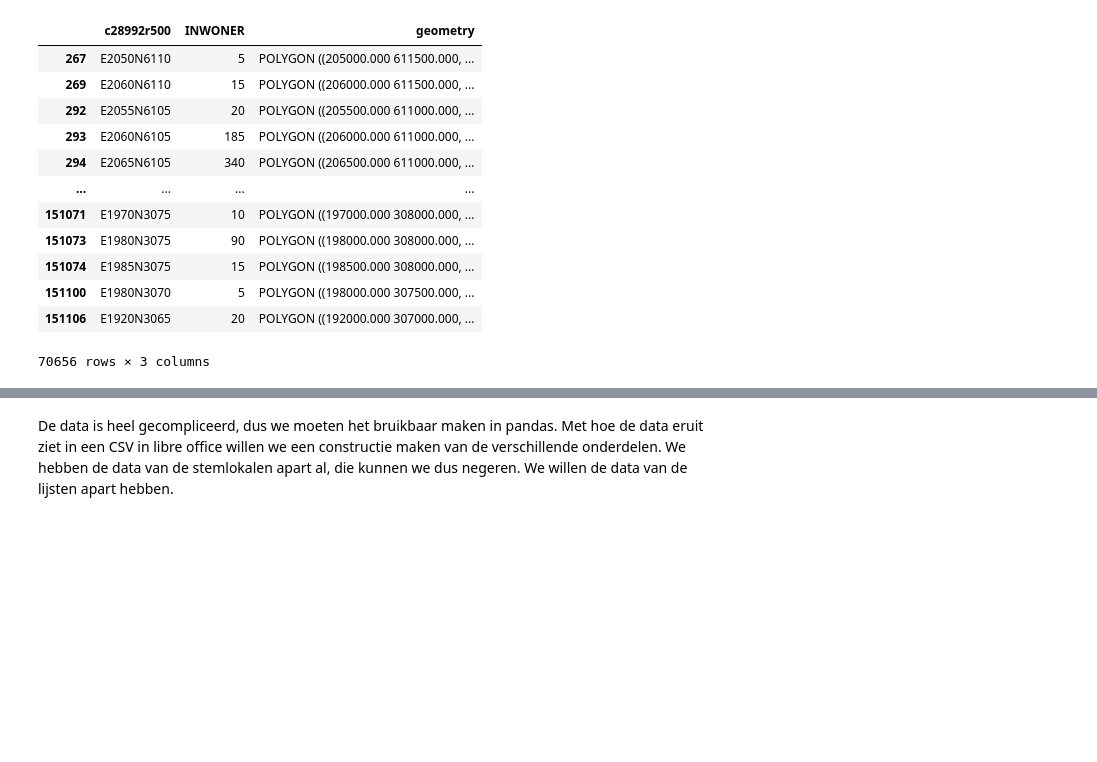
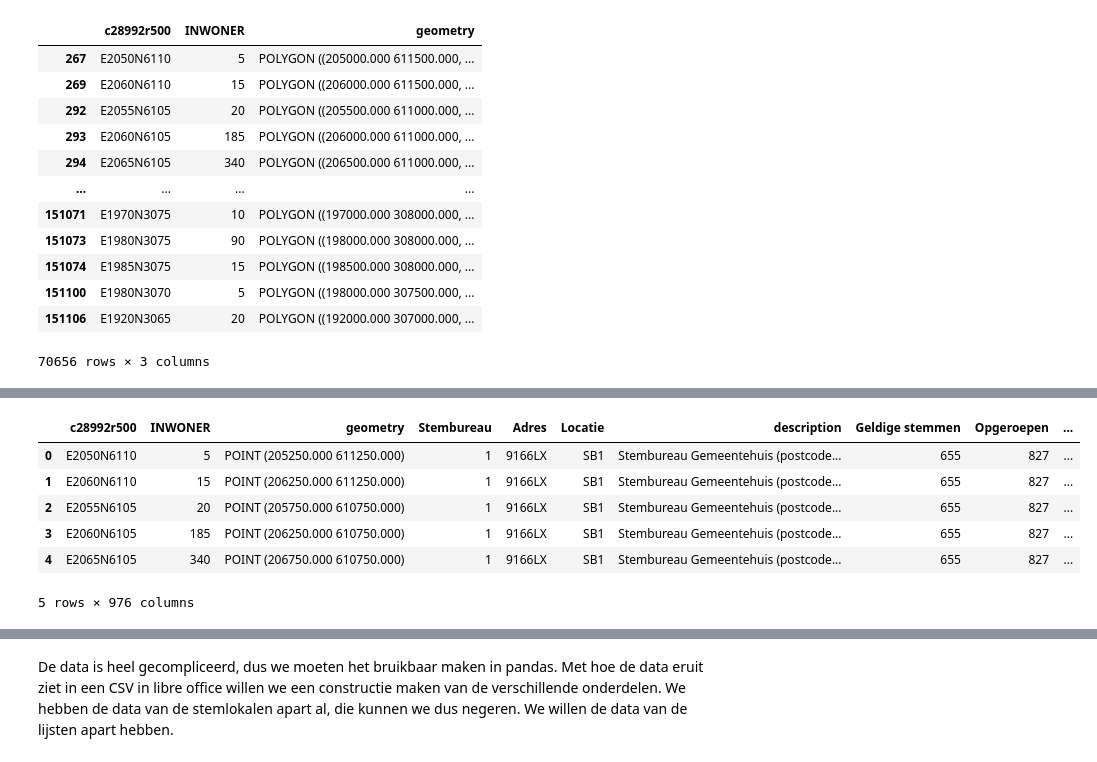
Before and after one commit to openstate/stembureau-meting, a Jupyter notebook: jupyter/stembureau_data.ipynb, the cells around one changed output, grey strips where cells are left out. Cells and saved outputs as stored; diff of their text form; code cells hidden in the pictures; blank space fills up the shorter version.

```diff
--- a/jupyter/stembureau_data.ipynb
+++ b/jupyter/stembureau_data.ipynb
@@ -238,0 +313,34 @@ embed_map(map)
+# %%
+import numpy as np
+
+from scipy.spatial import cKDTree
+from shapely.geometry import Point
+#Found on https://gis.stackexchange.com/questions/222315/finding-nearest-point-in-other-geodataframe-using-geopandas
+def ckdnearest(gdA, gdB):
+
+    nA = np.array(list(gdA.geometry.apply(lambda x: (x.x, x.y))))
+    nB = np.array(list(gdB.geometry.apply(lambda x: (x.x, x.y))))
+    btree = cKDTree(nB)
+    dist, idx = btree.query(nA, k=1)
+    gdB_nearest = gdB.iloc[idx].drop(columns="geometry").reset_index(drop=True)
+    gdf = pd.concat(
+        [
+            gdA.reset_index(drop=True),
+            gdB_nearest,
+            pd.Series(dist, name='dist')
+        ],
+        axis=1)
+
+    return gdf
+
+#error bar is +- sqrt(250²*2)m ≈ +-353.553390593m
+df_nearest = ckdnearest(nl_map_dst_points.to_crs(epsg=28992), df_geojson_clean.to_crs(epsg=28992))
+df_nearest.head()
+# %% [output]
+|  | c28992r500 | INWONER | geometry | Stembureau | Adres | Locatie | description | Geldige stemmen | Opgeroepen | ... |
+| 0 | E2050N6110 | 5 | POINT (205250.000 611250.000) | 1 | 9166LX | SB1 | Stembureau Gemeentehuis (postcode... | 655 | 827 | ... |
+| 1 | E2060N6110 | 15 | POINT (206250.000 611250.000) | 1 | 9166LX | SB1 | Stembureau Gemeentehuis (postcode... | 655 | 827 | ... |
+| 2 | E2055N6105 | 20 | POINT (205750.000 610750.000) | 1 | 9166LX | SB1 | Stembureau Gemeentehuis (postcode... | 655 | 827 | ... |
+| 3 | E2060N6105 | 185 | POINT (206250.000 610750.000) | 1 | 9166LX | SB1 | Stembureau Gemeentehuis (postcode... | 655 | 827 | ... |
+| 4 | E2065N6105 | 340 | POINT (206750.000 610750.000) | 1 | 9166LX | SB1 | Stembureau Gemeentehuis (postcode... | 655 | 827 | ... |
+5 rows × 976 columns
```
Also changed, not shown: parts of 18 cells of this notebook, 2 other files.
